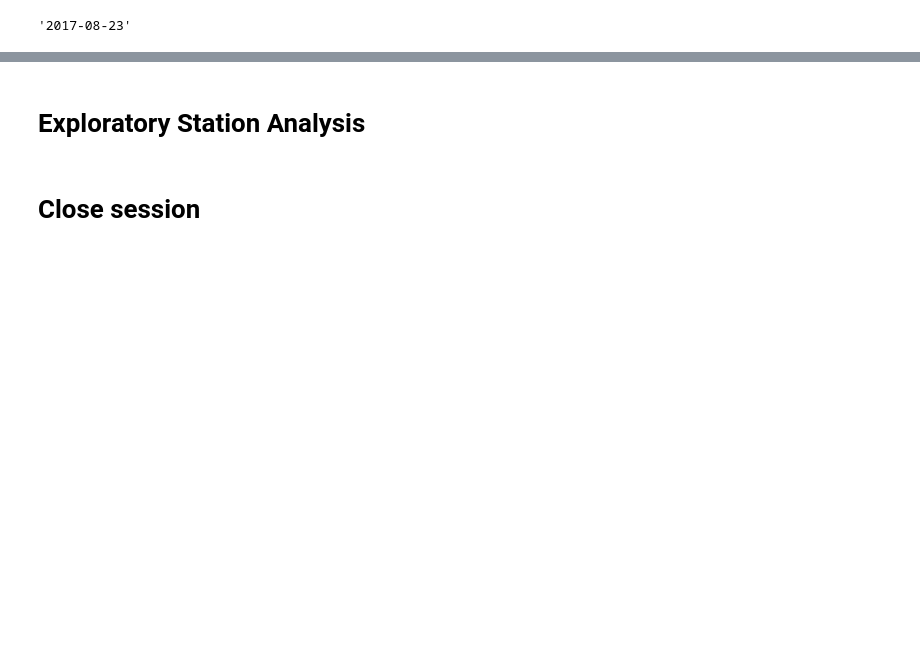
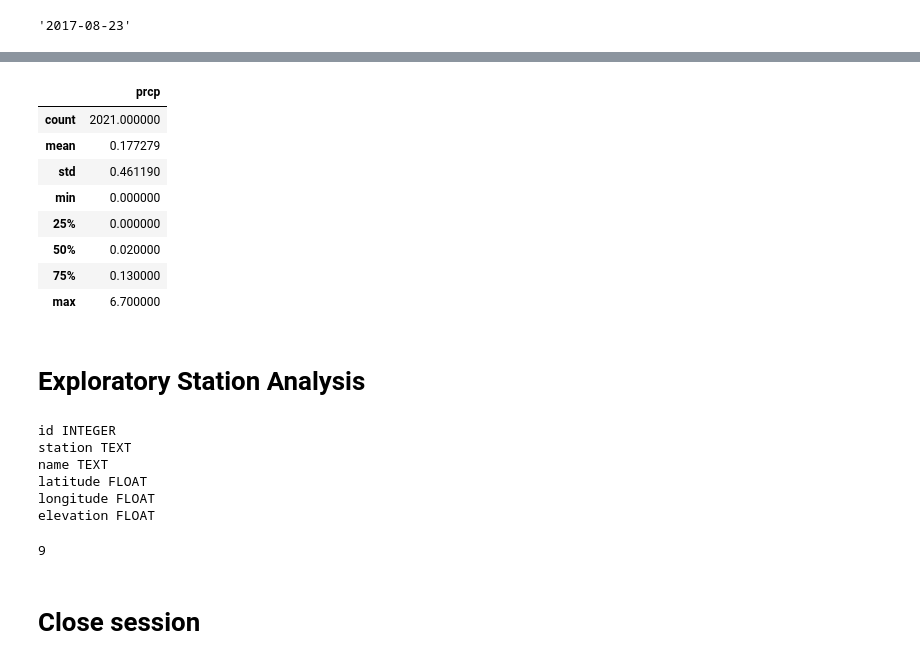
Before and after one commit to hsharma263/sqlalchemy-challenge, a Jupyter notebook: climate_starter.ipynb, the cells around one changed output, grey strips where cells are left out. Saved outputs shown, nothing was run; the diff lists cells and outputs as text; code cells hidden in the pictures; blank space fills up the shorter version.

```diff
--- a/climate_starter.ipynb
+++ b/climate_starter.ipynb
@@ -162,10 +213,36 @@ for result in last_12_months_res:
 # Use Pandas Plotting with Matplotlib to plot the data
 # %%
 # Use Pandas to calcualte the summary statistics for the precipitation data
+last_12_months_df.describe()
+# %% [output]
+|  | prcp |
+| count | 2021.000000 |
+| mean | 0.177279 |
+| std | 0.461190 |
+| min | 0.000000 |
+| 25% | 0.000000 |
+| 50% | 0.020000 |
+| 75% | 0.130000 |
+| max | 6.700000 |
 # %% [markdown]
 # Exploratory Station Analysis
+# %%
+columns = inspector.get_columns("station")
+for col in columns:
+    print(col["name"], col["type"])
+# %% [output]
+id INTEGER
+station TEXT
+name TEXT
+latitude FLOAT
+longitude FLOAT
+elevation FLOAT
 # %%
 # Design a query to calculate the total number stations in the dataset
+station_count = session.query(Station.station).order_by(Station.station).count()
+station_count
+# %% [output]
+9
 # %%
 # Design a query to find the most active stations (i.e. what stations have the most rows?)
 # List the stations and the counts in descending order.
```
Also changed, not shown: parts of 12 cells of this notebook.
